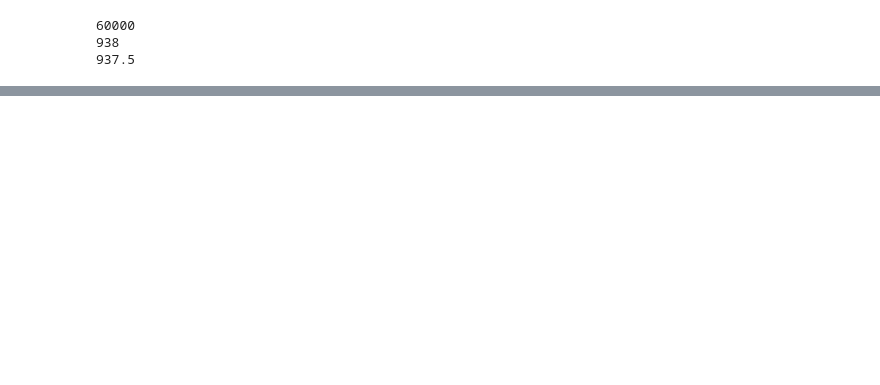
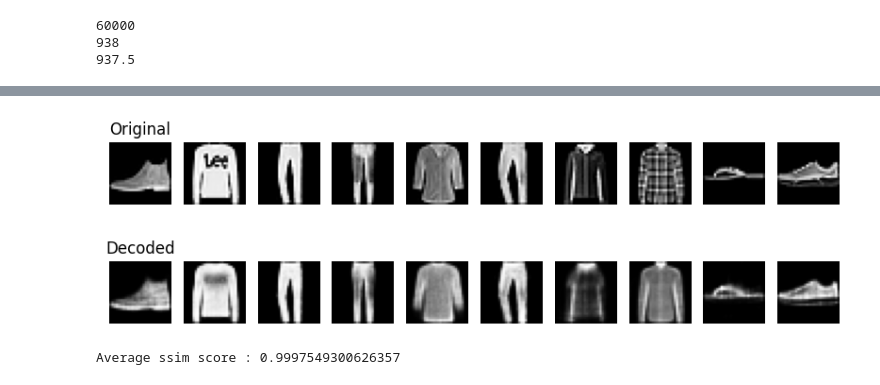
Before and after one commit to FurkaannK/PyTorch-experiments, a Jupyter notebook: autoencoder/fashionMNIST.ipynb, the cells around one changed output, grey strips where cells are left out. Drawn from its saved outputs; the diff is of its cells as text; code cells hidden in the pictures; blank space fills up the shorter version.

```diff
--- a/autoencoder/fashionMNIST.ipynb
+++ b/autoencoder/fashionMNIST.ipynb
@@ -9,3 +9,6 @@ from torchvision import transforms, datasets
 import matplotlib.pyplot as plt
 import numpy as np
 import torch.optim as optim
+# %%
+device = torch.device("cuda" if torch.cuda.is_available() else "cpu")
+device
@@ -140,0 +185,45 @@ KeyboardInterrupt:
+# %%
+def evaluate(model, test_loader, n_images = 10):
+
+    model.eval()
+
+    with torch.no_grad():
+        for batch in test_loader:
+            inputs, _ = batch
+            inputs = inputs.to(device)
+            outputs = model(inputs)
+            break # 1 batch
+
+    inputs = inputs.cpu().numpy()
+    outputs = outputs.detach().cpu().numpy()
+
+    fig, axes = plt.subplots(2, n_images, figsize = (n_images, 3))
+
+    ssim_scores = []
+
+    for i in range (n_images):
+
+        img1 = np.squeeze(inputs[i])
+        img2 = np.squeeze(outputs[i])
+
+        ssim_score = compute_ssim(img1, img2)
+        ssim_scores.append(ssim_score)
+
+
+        axes[0,i].imshow(img1, cmap="gray")
+        axes[0,i].axis("off")
+        axes[1,i].imshow(img2, cmap="gray")
+        axes[1,i].axis("off")
+
+    axes[0,0].set_title("Original")
+    axes[1,0].set_title("Decoded")
+    plt.show()
+
+
+    avg_ssim = np.mean(ssim_scores)
+    print(f"Average ssim score : {avg_ssim}")
+# %%
+evaluate(model, test_loader, 10)
+# %% [output]
+[figure, added]
+Average ssim score : 0.9997549300626357
```
Also changed, not shown: parts of 6 cells of this notebook, 2 other files.
